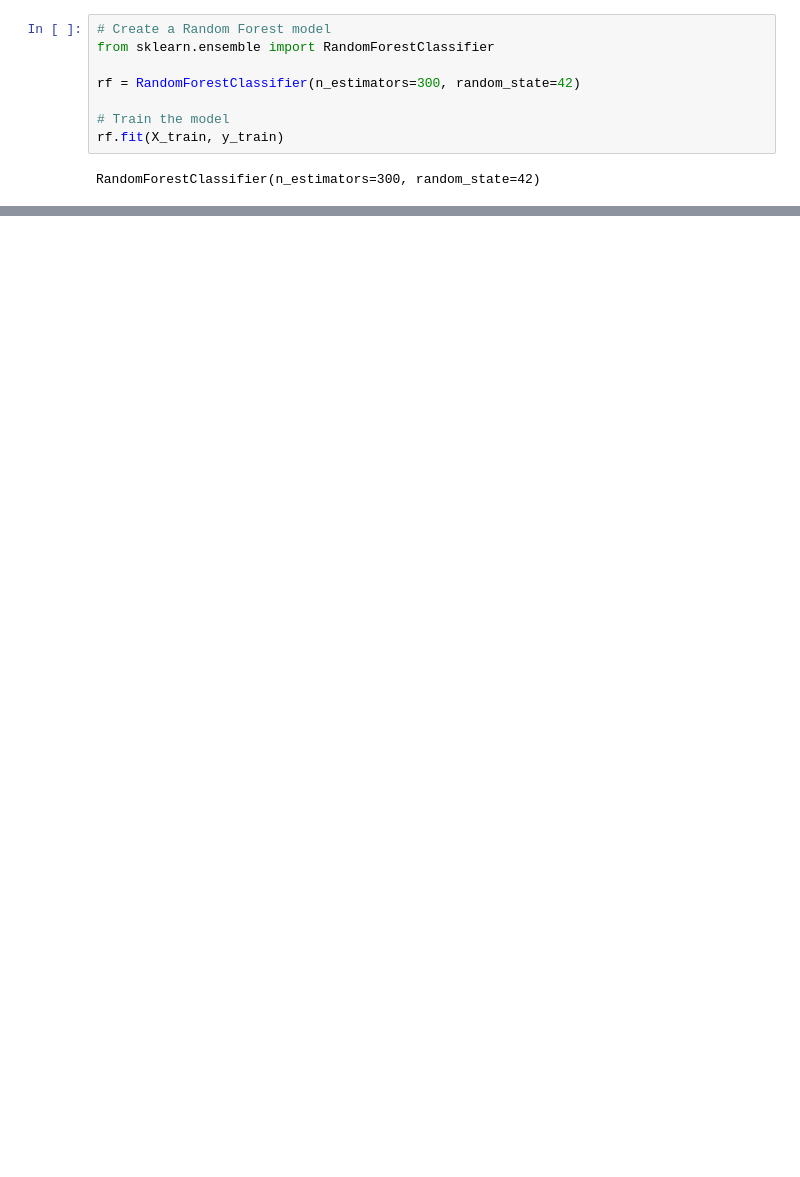
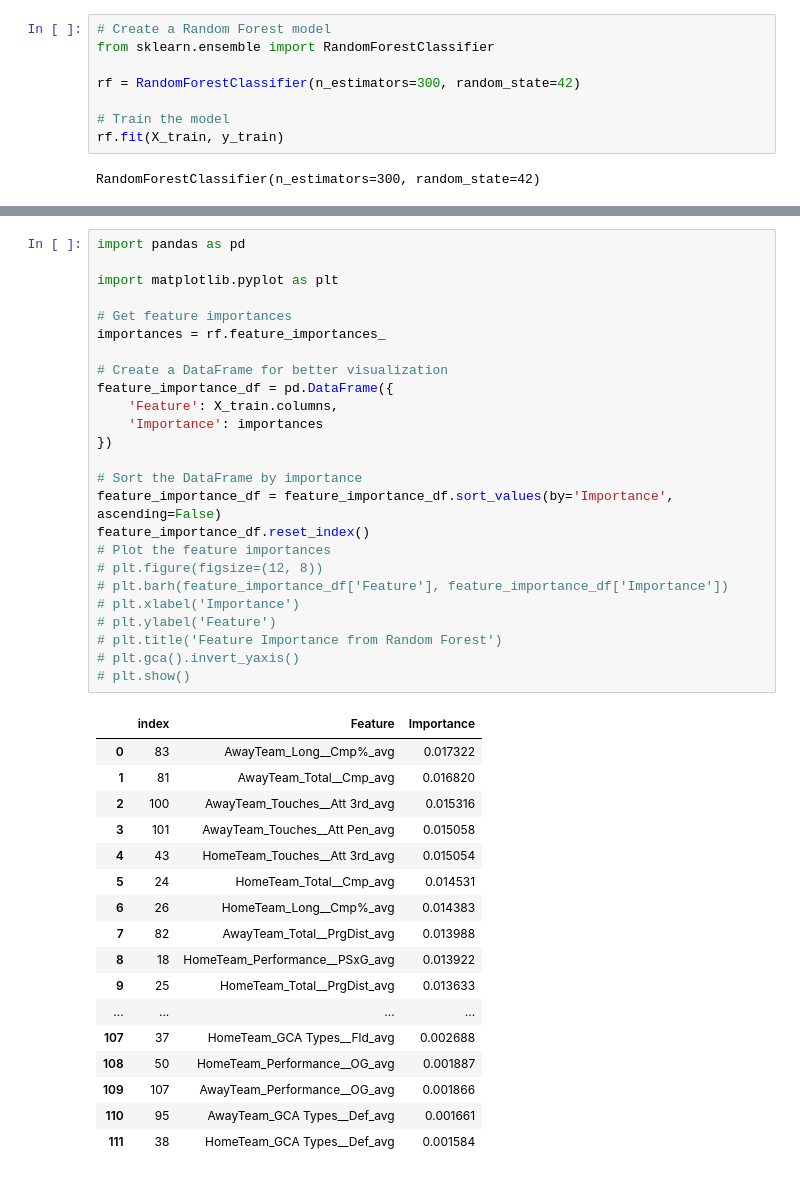
Before and after one commit to DSAI-Creator/Football-Match-Prediction, a Jupyter notebook: src/eda/eda.ipynb, the cells around one changed output, grey strips where cells are left out. Saved outputs shown, nothing was run; the diff lists cells and outputs as text; blank space fills up the shorter version.

```diff
--- a/src/eda/eda.ipynb
+++ b/src/eda/eda.ipynb
@@ -924,0 +947,43 @@ Accuracy: 0.47
+# %%
+import pandas as pd
+
+import matplotlib.pyplot as plt
+
+# Get feature importances
+importances = rf.feature_importances_
+
+# Create a DataFrame for better visualization
+feature_importance_df = pd.DataFrame({
+    'Feature': X_train.columns,
+    'Importance': importances
+})
+
+# Sort the DataFrame by importance
+feature_importance_df = feature_importance_df.sort_values(by='Importance', ascending=False)
+feature_importance_df.reset_index()
+# Plot the feature importances
+# plt.figure(figsize=(12, 8))
+# plt.barh(feature_importance_df['Feature'], feature_importance_df['Importance'])
+# plt.xlabel('Importance')
+# plt.ylabel('Feature')
+# plt.title('Feature Importance from Random Forest')
+# plt.gca().invert_yaxis()
+# plt.show()
+# %% [output]
+|  | index | Feature | Importance |
+| 0 | 83 | AwayTeam_Long__Cmp%_avg | 0.017322 |
+| 1 | 81 | AwayTeam_Total__Cmp_avg | 0.016820 |
+| 2 | 100 | AwayTeam_Touches__Att 3rd_avg | 0.015316 |
+| 3 | 101 | AwayTeam_Touches__Att Pen_avg | 0.015058 |
+| 4 | 43 | HomeTeam_Touches__Att 3rd_avg | 0.015054 |
+| 5 | 24 | HomeTeam_Total__Cmp_avg | 0.014531 |
+| 6 | 26 | HomeTeam_Long__Cmp%_avg | 0.014383 |
+| 7 | 82 | AwayTeam_Total__PrgDist_avg | 0.013988 |
+| 8 | 18 | HomeTeam_Performance__PSxG_avg | 0.013922 |
+| 9 | 25 | HomeTeam_Total__PrgDist_avg | 0.013633 |
+| ... | ... | ... | ... |
+| 107 | 37 | HomeTeam_GCA Types__Fld_avg | 0.002688 |
+| 108 | 50 | HomeTeam_Performance__OG_avg | 0.001887 |
+| 109 | 107 | AwayTeam_Performance__OG_avg | 0.001866 |
+| 110 | 95 | AwayTeam_GCA Types__Def_avg | 0.001661 |
+| 111 | 38 | HomeTeam_GCA Types__Def_avg | 0.001584 |
```
Also changed, not shown: parts of 26 cells of this notebook, 1 other file.
